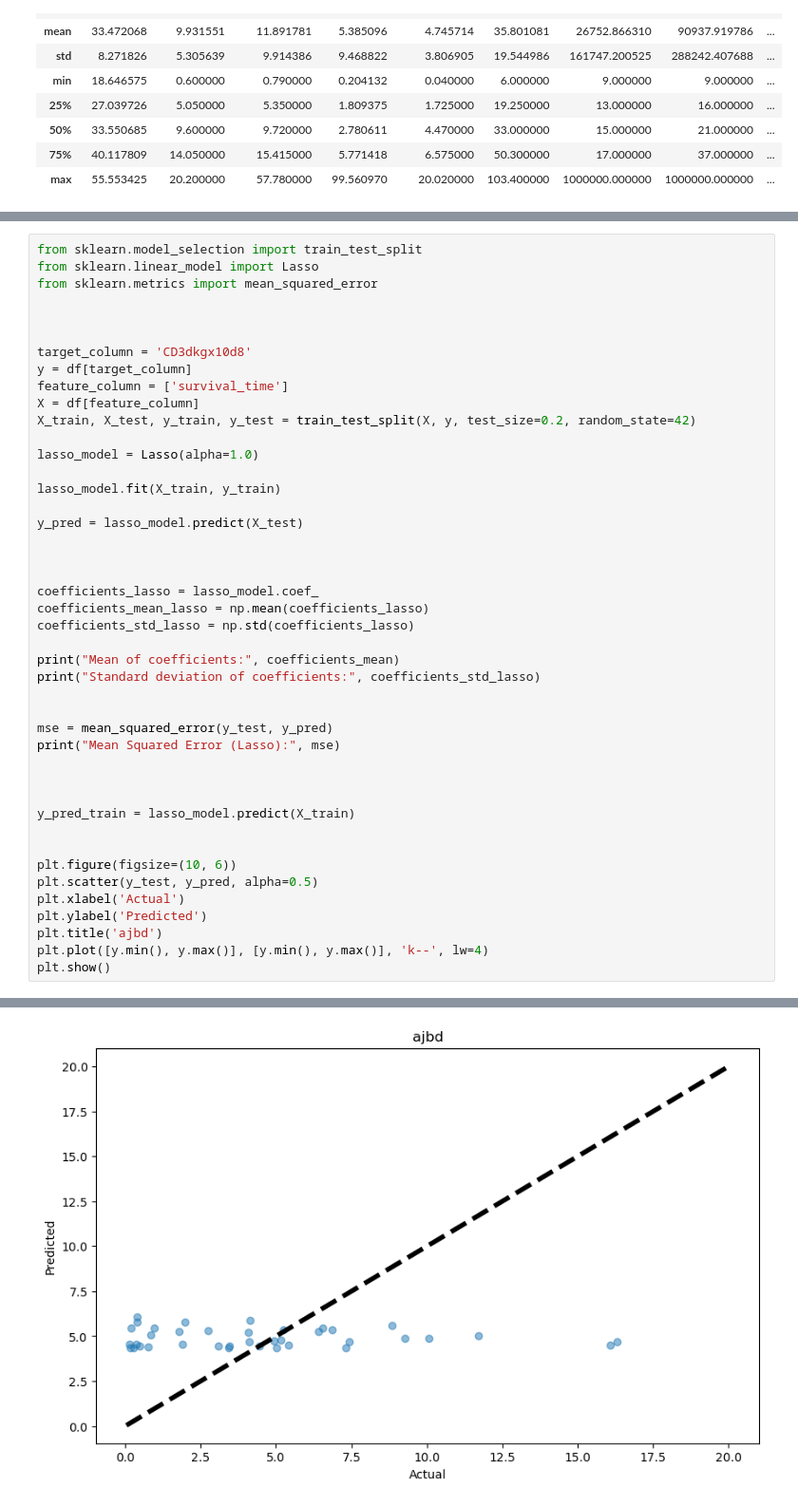
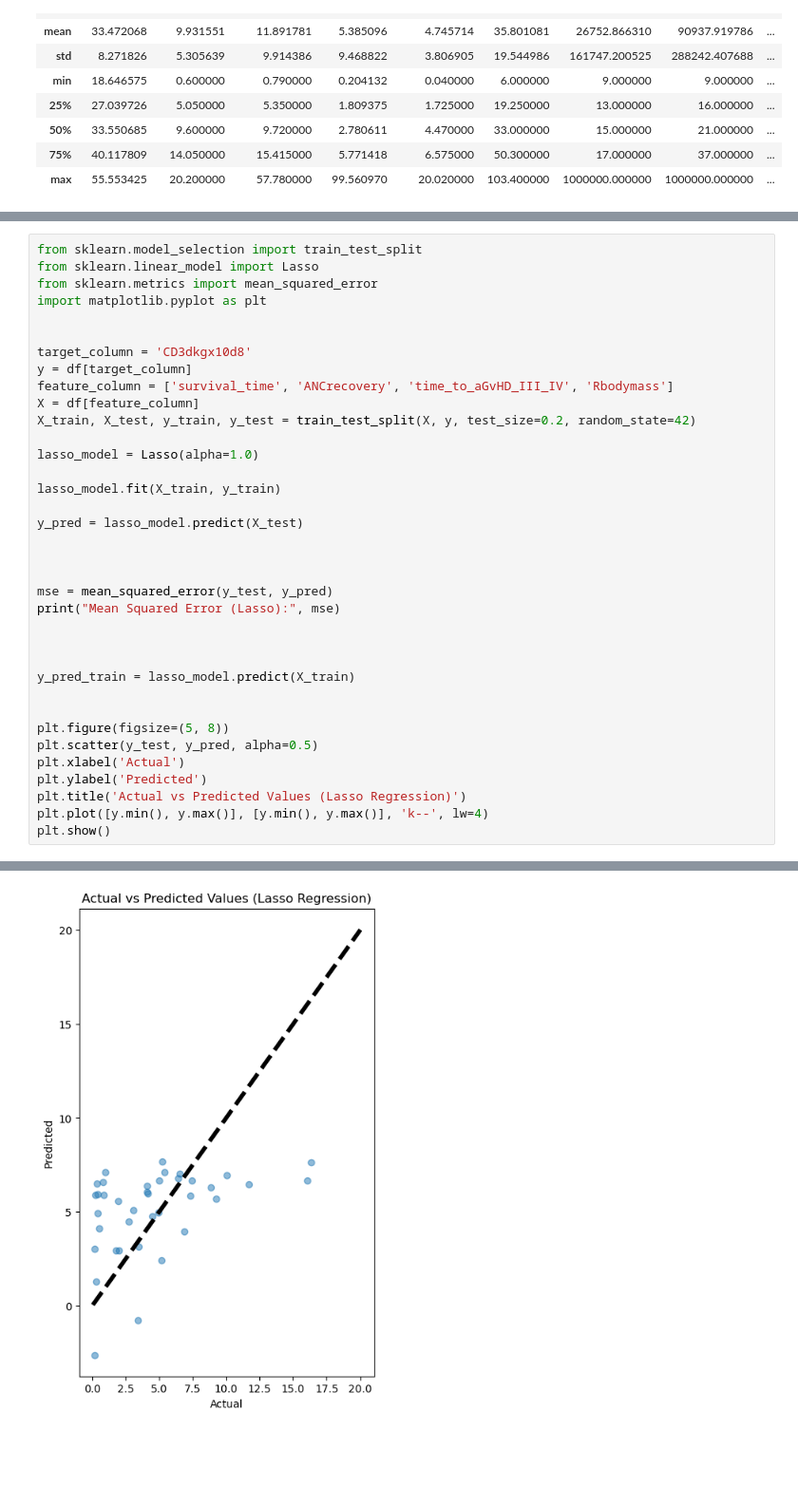
Before and after one commit to kekvaat/Children-Bone-Marrow-Transplant, a Jupyter notebook: Bone_marrow_tx_children.ipynb, the cells around one changed output, grey strips where cells are left out. Shown at 95% size. Saved outputs shown, nothing was run; the diff lists cells and outputs as text; blank space fills up the shorter version.

```diff
--- a/Bone_marrow_tx_children.ipynb
+++ b/Bone_marrow_tx_children.ipynb
@@ -271,12 +261,12 @@ Mean Squared Error (Ridge): 17.570636231164034
 from sklearn.model_selection import train_test_split
 from sklearn.linear_model import Lasso
 from sklearn.metrics import mean_squared_error
-
+import matplotlib.pyplot as plt
 
 
 target_column = 'CD3dkgx10d8'
 y = df[target_column]
-feature_column = ['survival_time']
+feature_column = ['survival_time', 'ANCrecovery', 'time_to_aGvHD_III_IV', 'Rbodymass']
 X = df[feature_column]
 X_train, X_test, y_train, y_test = train_test_split(X, y, test_size=0.2, random_state=42)
 
@@ -288,14 +278,6 @@ y_pred = lasso_model.predict(X_test)
 
 
 
-coefficients_lasso = lasso_model.coef_
-coefficients_mean_lasso = np.mean(coefficients_lasso)
-coefficients_std_lasso = np.std(coefficients_lasso)
-
-print("Mean of coefficients:", coefficients_mean)
-print("Standard deviation of coefficients:", coefficients_std_lasso)
-
-
 mse = mean_squared_error(y_test, y_pred)
 print("Mean Squared Error (Lasso):", mse)
 
@@ -304,11 +286,11 @@ print("Mean Squared Error (Lasso):", mse)
 y_pred_train = lasso_model.predict(X_train)
 
 
-plt.figure(figsize=(10, 6))
+plt.figure(figsize=(5, 8))
 plt.scatter(y_test, y_pred, alpha=0.5)
 plt.xlabel('Actual')
 plt.ylabel('Predicted')
-plt.title('ajbd')
+plt.title('Actual vs Predicted Values (Lasso Regression)')
 plt.plot([y.min(), y.max()], [y.min(), y.max()], 'k--', lw=4)
 plt.show()
 # %% [output]
@@ -318,4 +298,4 @@ Mean Squared Error (Lasso): 17.567817545484484
-[figure, old version]
+[figure, new version]
 # %%
 import numpy as np
 from sklearn.linear_model import LinearRegression, Ridge, Lasso
```
Also changed, not shown: parts of 6 cells of this notebook.
